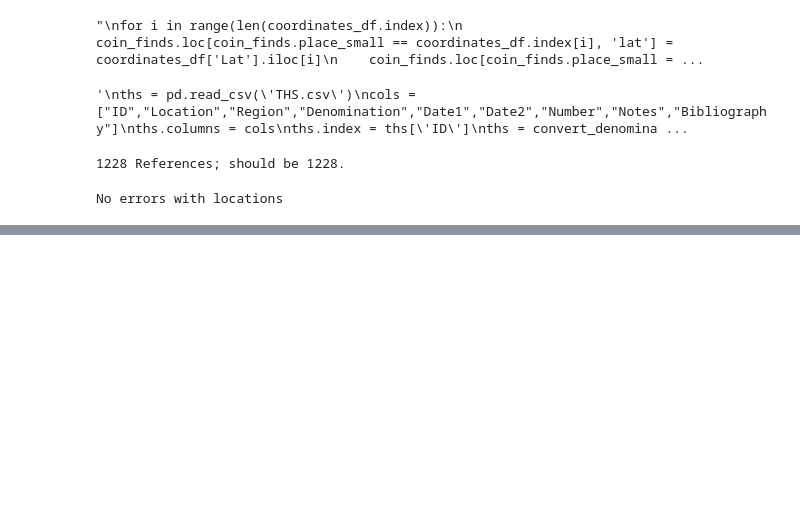
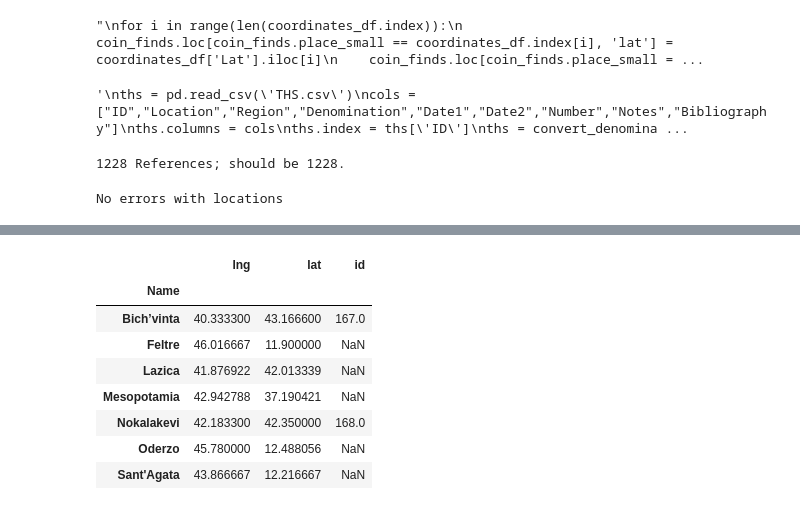
Before and after one commit to leemordechai/FLAME, a Jupyter notebook: THS.ipynb, the cells around one changed output, grey strips where cells are left out. Cells and saved outputs as stored; diff of their text form; code cells hidden in the pictures; blank space fills up the shorter version.

```diff
--- a/THS.ipynb
+++ b/THS.ipynb
@@ -494,0 +480,16 @@ coin_finds.head()
+# %%
+andrei['lat'] = pd.to_numeric(andrei['lat'])
+andrei['lng'] = pd.to_numeric(andrei['lng'])
+# %%
+andrei[andrei['lng'] > 40]
+#andrei.loc['Transylvania']
+# %% [output]
+|  | lng | lat | id |
+| Name |  |  |  |
+| Bich’vinta | 40.333300 | 43.166600 | 167.0 |
+| Feltre | 46.016667 | 11.900000 | NaN |
+| Lazica | 41.876922 | 42.013339 | NaN |
+| Mesopotamia | 42.942788 | 37.190421 | NaN |
+| Nokalakevi | 42.183300 | 42.350000 | 168.0 |
+| Oderzo | 45.780000 | 12.488056 | NaN |
+| Sant'Agata | 43.866667 | 12.216667 | NaN |
```
Also changed, not shown: parts of 4 cells of this notebook, 3 other files.
